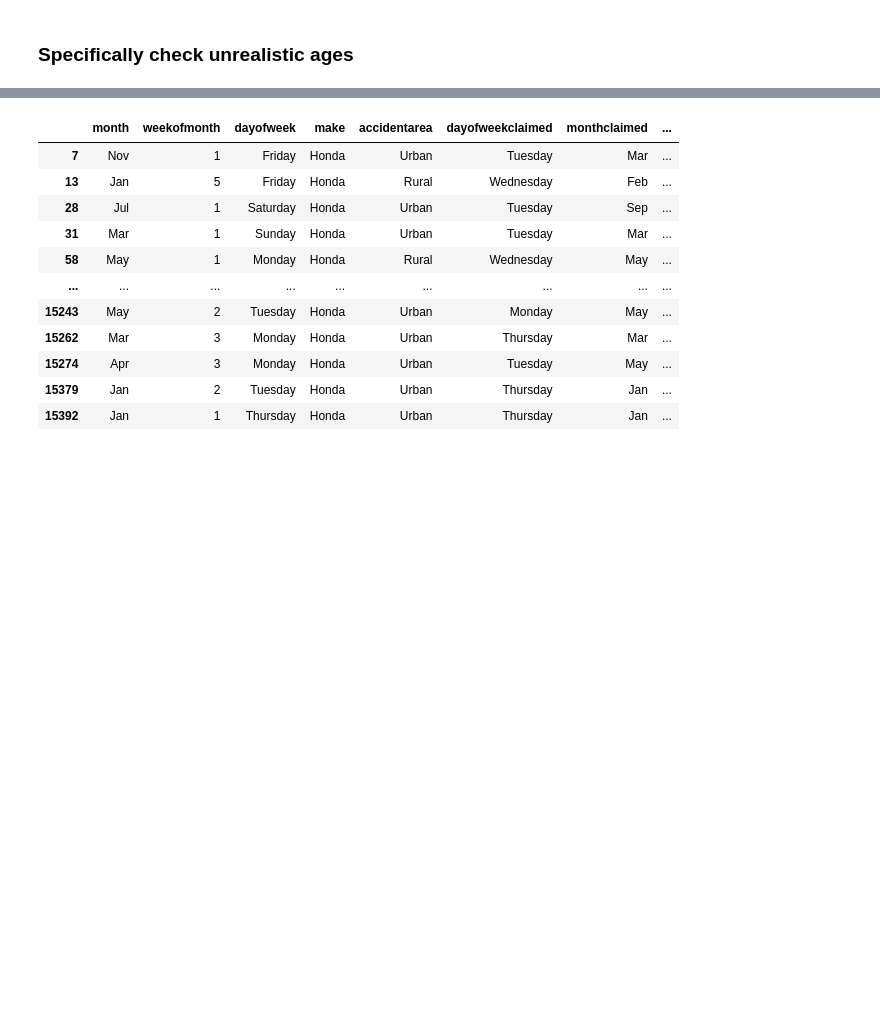
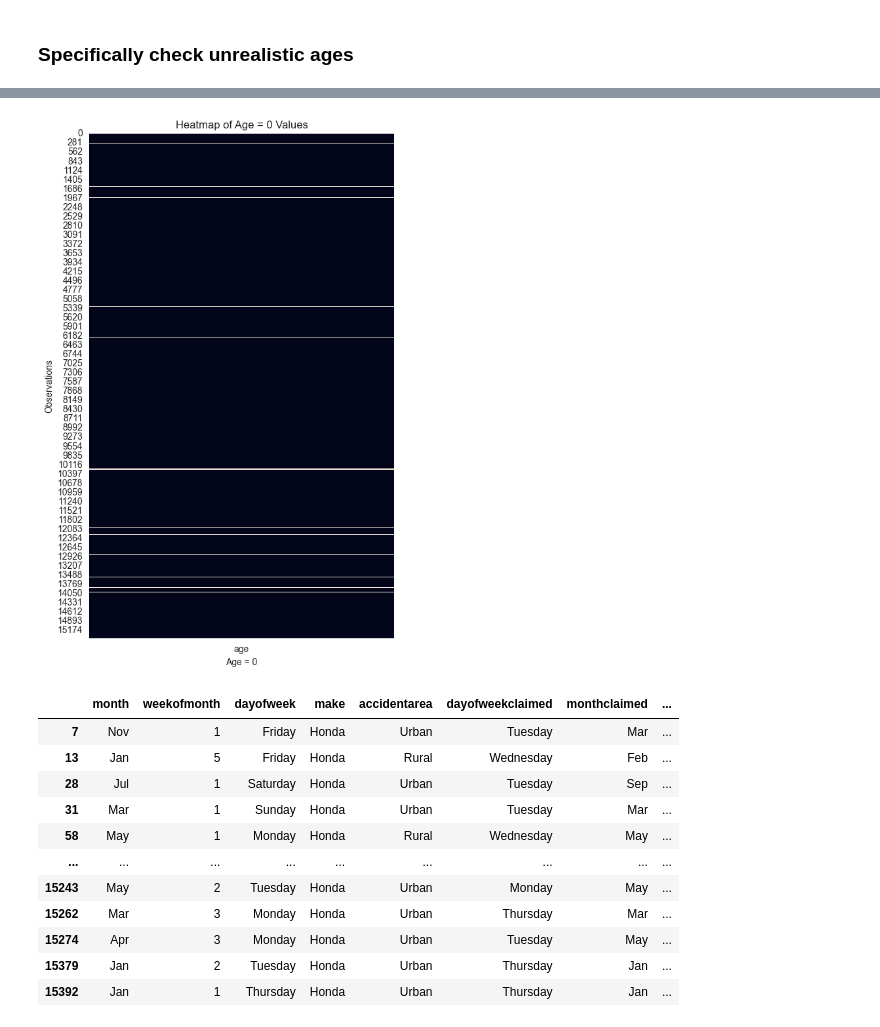
Before and after one commit to 1manvi/ML-Credit-Card-Fraud-2026, a Jupyter notebook: EDA_MiniPresentation.ipynb, the cells around one changed output, grey strips where cells are left out. Drawn from its saved outputs; the diff is of its cells as text; code cells hidden in the pictures; blank space fills up the shorter version.

```diff
--- a/EDA_MiniPresentation.ipynb
+++ b/EDA_MiniPresentation.ipynb
@@ -136,3 +193,17 @@ Name: count, dtype: int64
+# %%
+
+age_zero_mask = (df["age"] == 0)
+age_zero_df = age_zero_mask.to_frame()
+
+plt.figure(figsize=(6,10))
+sns.heatmap(age_zero_df, cbar=False)
+plt.title("Heatmap of Age = 0 Values")
+plt.ylabel("Observations")
+plt.xlabel("Age = 0")
+
+plt.show()
+# %% [output]
+[figure, added]
 # %%
 df[df["age"] <= 0]
 # %% [output]
```
Also changed, not shown: parts of 5 cells of this notebook, 1 other file.
